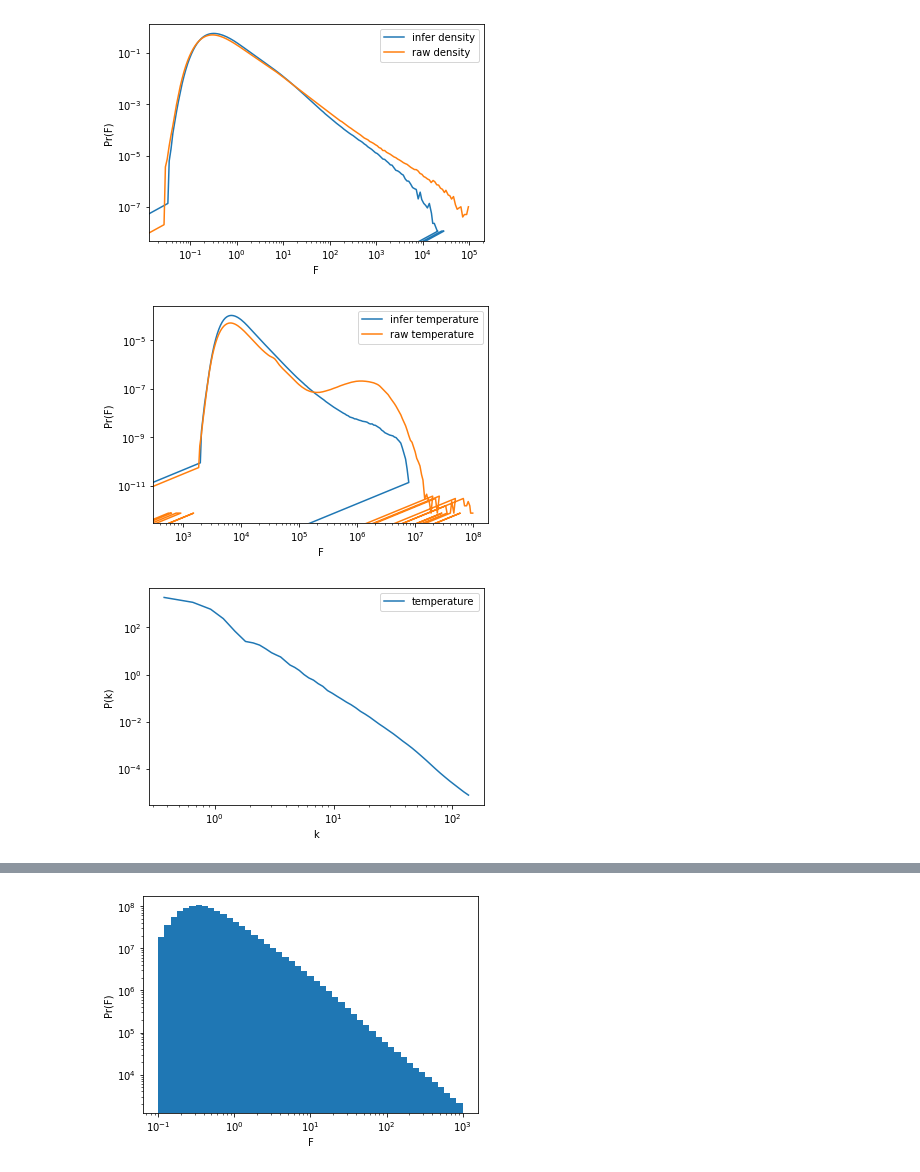
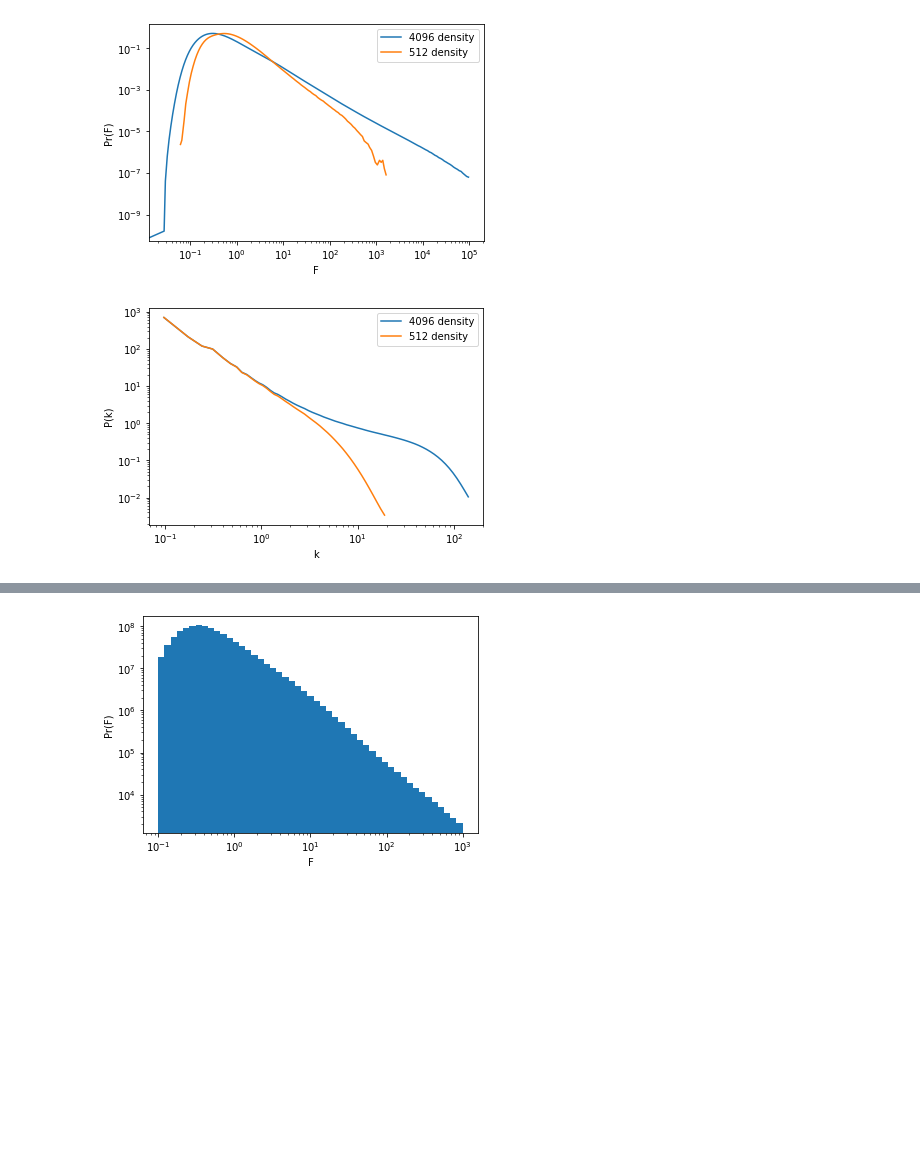
Before and after one commit to c-jacobus/Hydro-ML, a Jupyter notebook: Notebook.ipynb, the cells around one changed output, grey strips where cells are left out. Cells and saved outputs as stored; diff of their text form; code cells hidden in the pictures; blank space fills up the shorter version.

```diff
--- a/Notebook.ipynb
+++ b/Notebook.ipynb
@@ -40,49 +320,31 @@ fig.show()
 # %%
-rho_pdf = np.loadtxt('/global/u1/c/cjacobus/gimlet/master/apps/sim_stats/next_out_rhob_pdf.txt')
-raw_rho_pdf = np.loadtxt('/global/u1/c/cjacobus/gimlet/master/apps/sim_stats/raw_out_rhob_pdf.txt')
-temp_pdf = np.loadtxt('/global/u1/c/cjacobus/gimlet/master/apps/sim_stats/next_out_temp_pdf.txt')
-raw_temp_pdf = np.loadtxt('/global/u1/c/cjacobus/gimlet/master/apps/sim_stats/raw_out_temp_pdf.txt')
+rho_pdf = np.loadtxt('/global/u1/c/cjacobus/gimlet/master/apps/sim_stats/out_4096rhob_pdf.txt')
+raw_rho_pdf = np.loadtxt('/global/u1/c/cjacobus/gimlet/master/apps/sim_stats/out_512rhob_pdf.txt')
 
-rho_3dps = np.loadtxt('/global/u1/c/cjacobus/gimlet/master/apps/sim_stats/next_out_rhob_ps3d.txt')
-raw_rho_3dps = np.loadtxt('/global/u1/c/cjacobus/gimlet/master/apps/sim_stats/raw_out_rhob_ps3d.txt')
-temp_3dps = np.loadtxt('/global/u1/c/cjacobus/gimlet/master/apps/sim_stats/raw_out_temp_ps3d.txt')
-
+rho_3dps = np.loadtxt('/global/u1/c/cjacobus/gimlet/master/apps/sim_stats/out_4096rhob_ps3d.txt')
+raw_rho_3dps = np.loadtxt('/global/u1/c/cjacobus/gimlet/master/apps/sim_stats/out_512rhob_ps3d.txt')
 
 fig, ax = plt.subplots()
-ax.plot(rho_pdf[:,2], rho_pdf[:,3], label='infer density')
-ax.plot(raw_rho_pdf[:,2], raw_rho_pdf[:,3], label='raw density')
+ax.plot(rho_pdf[:,2], rho_pdf[:,3], label='4096 density')
+ax.plot(raw_rho_pdf[:,2][44:156], raw_rho_pdf[:,3][44:156], label='512 density')
 
 ax.set_xlabel('F')
 ax.set_ylabel('Pr(F)')
 ax.set_yscale('log')
 ax.set_xscale('log')
 ax.legend()
 fig.show()
 
 fig, ax = plt.subplots()
-ax.plot(temp_pdf[:,2], temp_pdf[:,3], label='infer temperature')
-ax.plot(raw_temp_pdf[:,2], raw_temp_pdf[:,3], label='raw temperature')
-
-ax.set_xlabel('F')
-ax.set_ylabel('Pr(F)')
-ax.set_yscale('log')
-ax.set_xscale('log')
-ax.legend()
-fig.show()
-
-
-fig, ax = plt.subplots()
-#ax.plot(rho_3dps[:,2], rho_3dps[:,3], label='density')
-ax.plot(temp_3dps[:,2], temp_3dps[:,3], label='temperature')
-
+ax.plot(rho_3dps[:,2], rho_3dps[:,3], label='4096 density')
+ax.plot(raw_rho_3dps[:,2], raw_rho_3dps[:,3], label='512 density')
 
 ax.set_xlabel('k')
 ax.set_ylabel('P(k)')
 ax.set_yscale('log')
 ax.set_xscale('log')
 ax.legend()
 fig.show()
 # %% [output]
-[figure, old version]
+[figure, new version]
-[figure, old version]
+[figure, new version]
-[figure, removed]
```
Also changed, not shown: parts of 16 cells of this notebook, 14 other files.
